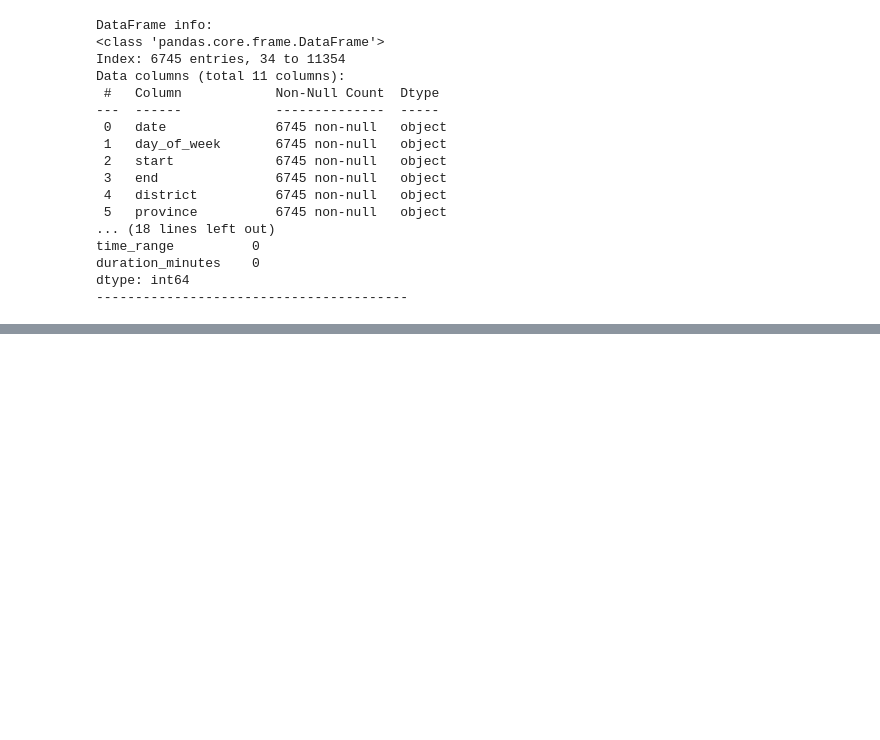
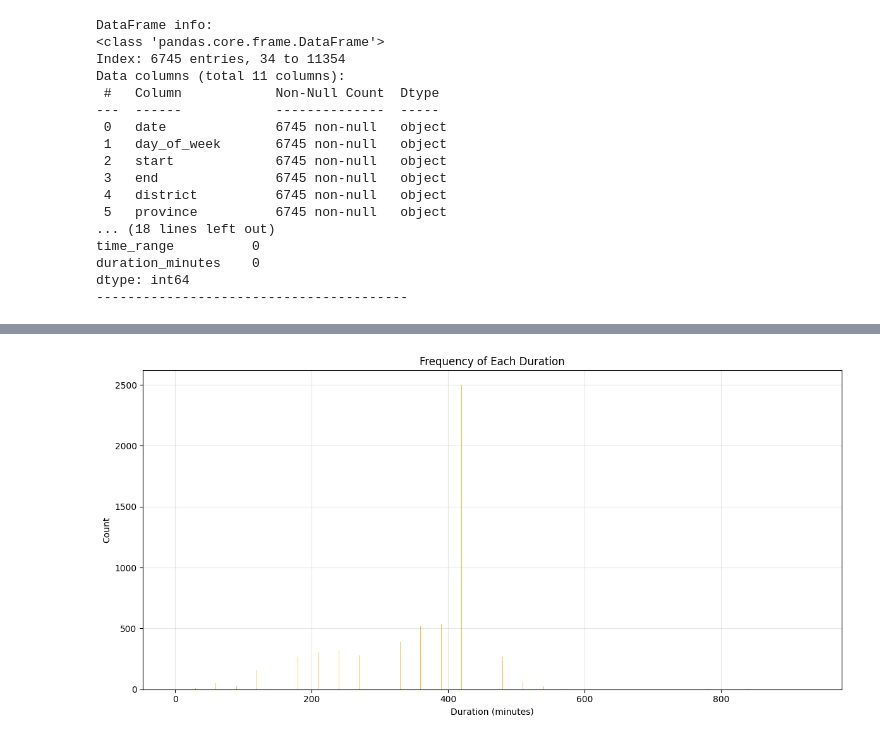
Before and after one commit to ParinthornThammarux/2110403-DSDE-M150-Lover, a Jupyter notebook: clean_data/clean_data_scarping.ipynb, the cells around one changed output, grey strips where cells are left out. Saved outputs shown, nothing was run; the diff lists cells and outputs as text; code cells hidden in the pictures; blank space fills up the shorter version.

```diff
--- a/clean_data/clean_data_scarping.ipynb
+++ b/clean_data/clean_data_scarping.ipynb
@@ -235,0 +282,16 @@ df.to_csv("clean_scraping_data.csv", index=False, encoding="utf-8-sig")
+# %%
+# Count each duration value
+duration_counts = df["duration"].value_counts().sort_index()
+
+plt.figure(figsize=(12, 6))
+plt.bar(duration_counts.index, duration_counts.values, color="orange", alpha=0.7)
+
+plt.title("Frequency of Each Duration")
+plt.xlabel("Duration (minutes)")
+plt.ylabel("Count")
+plt.grid(alpha=0.3)
+
+plt.tight_layout()
+plt.show()
+# %% [output]
+[figure, added]
```
Also changed, not shown: parts of 2 cells of this notebook.
